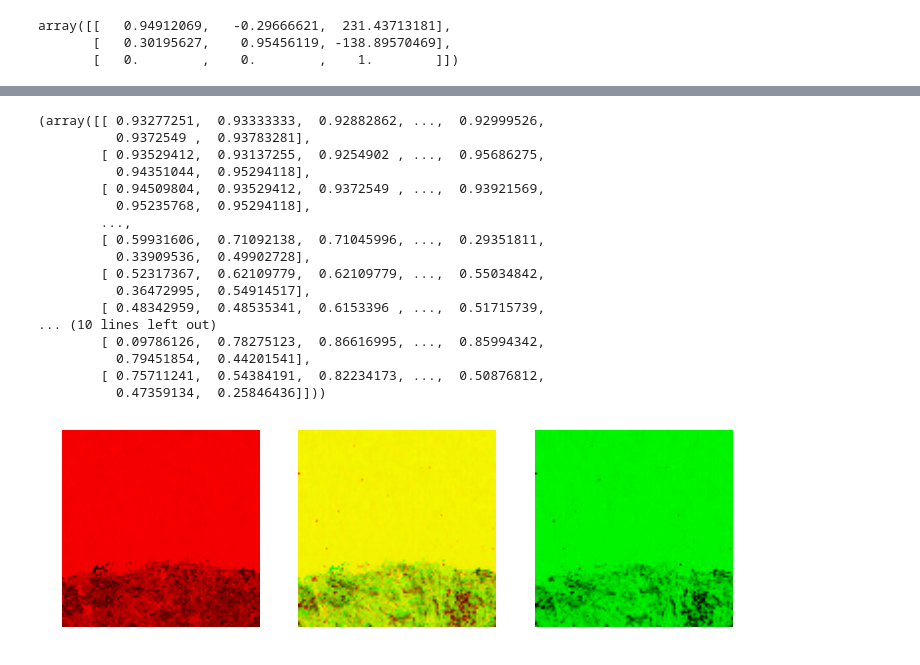
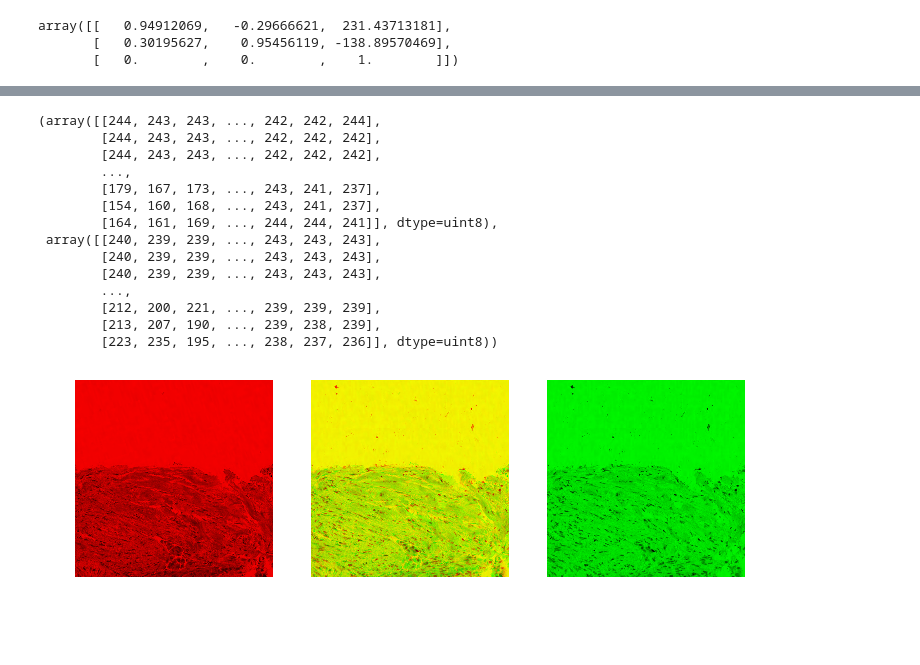
Before and after one commit to uw-biomedical-ml/tilelit, a Jupyter notebook: examples/register-and-tile.ipynb, the cells around one changed output, grey strips where cells are left out. Cells and saved outputs as stored; diff of their text form; code cells hidden in the pictures; blank space fills up the shorter version.

```diff
--- a/examples/register-and-tile.ipynb
+++ b/examples/register-and-tile.ipynb
@@ -59,5 +66,5 @@ y_center = round(np.random.rand() * (im_er.shape[0] - box_size[0]//2) + box_size
 # %%
-x_center = round(np.random.rand() * (im_er.shape[1] - box_size[1]//2) + box_size[1] // 2)
+x_center = round(np.random.rand() * (im_er_orig.shape[1] - box_size[1]//2) + box_size[1] // 2)
 # %%
 x_coords, y_coords = np.meshgrid(np.arange(x_center - box_size[1] // 2, x_center + box_size[1] // 2),
                                  np.arange(y_center - box_size[0] // 2, y_center + box_size[0] // 2))
@@ -70,0 +78,4 @@ plt.imshow(im_er[(coords[:, 0], coords[:, 1])].reshape(box_size + (-1, ))[..., 2
+# %%
+aff_orig = np.copy(aff_final)
+aff_orig[:, 2] = aff_orig[:, 2] * 10
+aff_orig, aff_final
@@ -71,7 +89,7 @@ plt.imshow(im_er[(coords[:, 0], coords[:, 1])].reshape(box_size + (-1, ))[..., 2
 # %%
-trans_coords = (np.round(np.dot(aff_final, coords.T))).T.astype(int)
+trans_coords = (np.round(np.dot(aff_orig, coords.T))).T.astype(int)
 # %%
-he_trans = im_he[(trans_coords[:, 0], trans_coords[:, 1])].reshape(box_size + (-1, ))
+he_trans = im_he_orig[(trans_coords[:, 0], trans_coords[:, 1])].reshape(box_size + (-1, ))
 # %%
 plt.imshow(he_trans[..., 2], cmap='gray')
 # %% [output]
@@ -80,21 +98,18 @@ plt.imshow(he_trans[..., 2], cmap='gray')
 # %%
-ti.plot_together(he_trans[..., 2], im_er[(coords[:, 0], coords[:, 1])].reshape(box_size + (-1, ))[..., 2])
+ti.plot_together(he_trans[..., 2], im_er_orig[(coords[:, 0], coords[:, 1])].reshape(box_size + (-1, ))[..., 2])
 # %% [output]
-(array([[ 0.93277251,  0.93333333,  0.92882862, ...,  0.92999526,
-          0.9372549 ,  0.93783281],
-        [ 0.93529412,  0.93137255,  0.9254902 , ...,  0.95686275,
-          0.94351044,  0.95294118],
-        [ 0.94509804,  0.93529412,  0.9372549 , ...,  0.93921569,
-          0.95235768,  0.95294118],
+(array([[244, 243, 243, ..., 242, 242, 244],
+        [244, 243, 243, ..., 242, 242, 242],
+        [244, 243, 243, ..., 242, 242, 242],
         ...,
-        [ 0.59931606,  0.71092138,  0.71045996, ...,  0.29351811,
-          0.33909536,  0.49902728],
-        [ 0.52317367,  0.62109779,  0.62109779, ...,  0.55034842,
-          0.36472995,  0.54914517],
-        [ 0.48342959,  0.48535341,  0.6153396 , ...,  0.51715739,
-... (10 lines left out)
-        [ 0.09786126,  0.78275123,  0.86616995, ...,  0.85994342,
-          0.79451854,  0.44201541],
-        [ 0.75711241,  0.54384191,  0.82234173, ...,  0.50876812,
-          0.47359134,  0.25846436]]))
+        [179, 167, 173, ..., 243, 241, 237],
+        [154, 160, 168, ..., 243, 241, 237],
+        [164, 161, 169, ..., 244, 244, 241]], dtype=uint8),
+ array([[240, 239, 239, ..., 243, 243, 243],
+        [240, 239, 239, ..., 243, 243, 243],
+        [240, 239, 239, ..., 243, 243, 243],
+        ...,
+        [212, 200, 221, ..., 239, 239, 239],
+        [213, 207, 190, ..., 239, 238, 239],
+        [223, 235, 195, ..., 238, 237, 236]], dtype=uint8))
-[figure, old version]
+[figure, new version]
```
Also changed, not shown: parts of 8 cells of this notebook.
